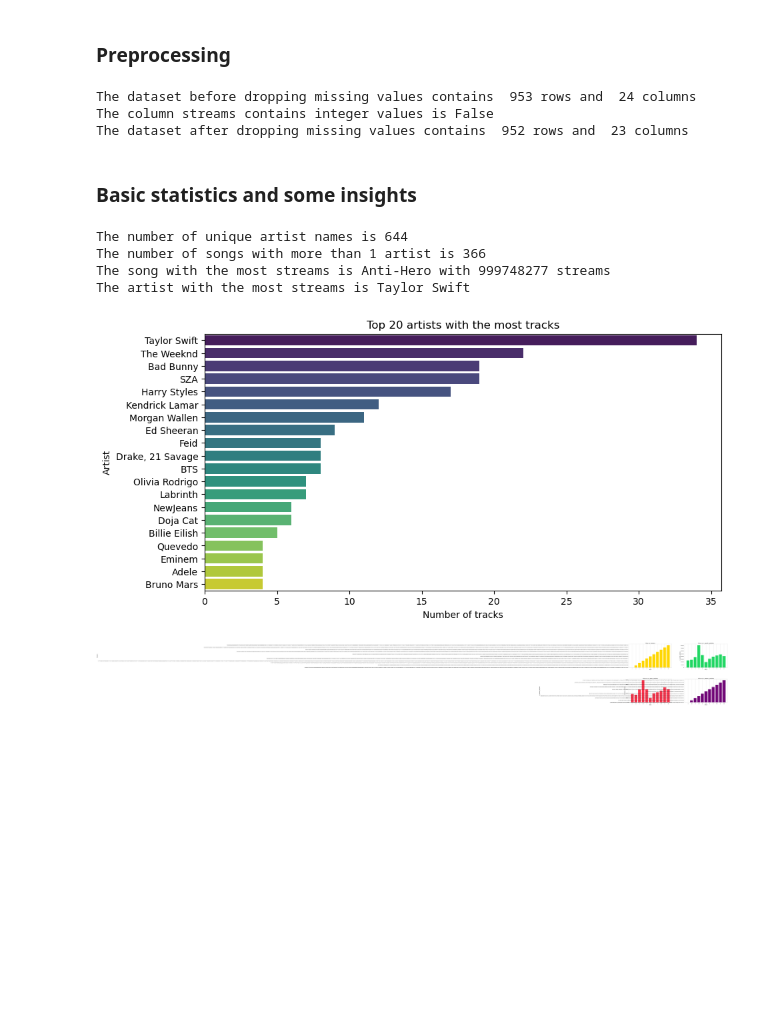
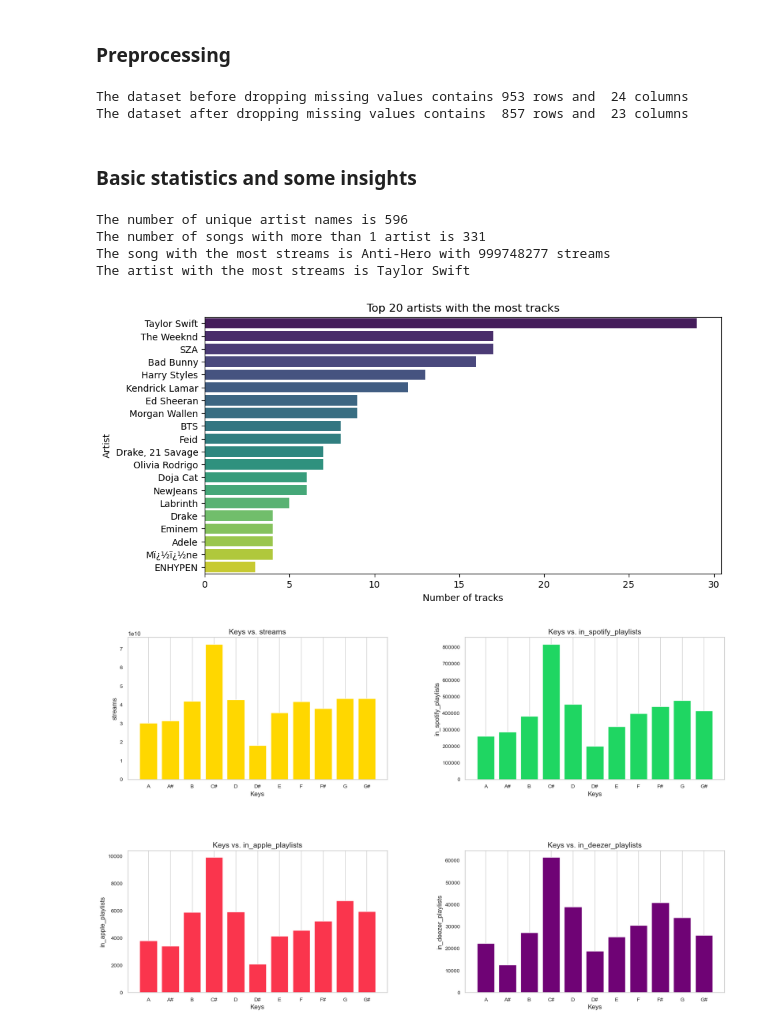
Before and after one commit to com-480-data-visualization/SoundSculptors, a Jupyter notebook: milestone1.ipynb, the cells around one changed output. Cells and saved outputs as stored; diff of their text form; code cells hidden in the pictures; blank space fills up the shorter version.

```diff
--- a/milestone1.ipynb
+++ b/milestone1.ipynb
@@ -20,16 +20,13 @@ dataset.head()
 ### Preprocessing
 # %%
 # Number of rows and columns before removing missing values
-print("The dataset before dropping missing values contains ", dataset.shape[0], "rows and ", dataset.shape[1], "columns")
-
-# Drop missing values
-#dataset = dataset.dropna()
+print("The dataset before dropping missing values contains", dataset.shape[0], "rows and ", dataset.shape[1], "columns")
 
 # Remove in_shazam_charts column
 dataset = dataset.drop(columns=['in_shazam_charts'])
 
-# Check column streams contains integer values
-print("The column streams contains integer values is", dataset['streams'].str.isnumeric().all())
+# Drop missing values
+dataset = dataset.dropna()
 
 # Remove rows with non-integer values in column streams
 dataset = dataset[dataset['streams'].str.isnumeric()]
@@ -37,9 +34,8 @@ dataset = dataset[dataset['streams'].str.isnumeric()]
 # Number of rows and columns after removing missing values
 print("The dataset after dropping missing values contains ", dataset.shape[0], "rows and ", dataset.shape[1], "columns")
 # %% [output]
-The dataset before dropping missing values contains  953 rows and  24 columns
-The column streams contains integer values is False
-The dataset after dropping missing values contains  952 rows and  23 columns
+The dataset before dropping missing values contains 953 rows and  24 columns
+The dataset after dropping missing values contains  857 rows and  23 columns
 # %% [markdown]
 ### Basic statistics and some insights
 # %%
@@ -55,8 +51,8 @@ print("The song with the most streams is", dataset[dataset['streams'] == dataset
 # Artist with the most streams
 print("The artist with the most streams is", dataset[dataset['streams'] == dataset['streams'].max()]['artist(s)_name'].values[0])
 # %% [output]
-The number of unique artist names is 644
-The number of songs with more than 1 artist is 366
+The number of unique artist names is 596
+The number of songs with more than 1 artist is 331
 The song with the most streams is Anti-Hero with 999748277 streams
 The artist with the most streams is Taylor Swift
 # %%
@@ -70,31 +66,35 @@ plt.ylabel('Artist')
 plt.title('Top 20 artists with the most tracks')
 plt.show()
 # %% [output]
-[figure, old version]
+[figure, new version]
 # %%
+# Plot distribution of key column by streams column, in_spotify_playlists columns, in_apple_playlists column and in_deezer_playlists column
+
+# Convert columns to integer
+dataset['in_apple_playlists'] = dataset['in_apple_playlists'].astype(int)
+dataset['in_deezer_playlists'] = dataset['in_deezer_playlists'].str.replace(',', '').astype(int)
+dataset['streams'] = dataset['streams'].astype(int)
+
 sum_columns_to_plot = ['streams', 'in_spotify_playlists', 'in_apple_playlists', 'in_deezer_playlists']
 colors = ["#FFD700", "#1FD662", "#FA354D", "#6F0375"]
 fig, axes = plt.subplots(2, 2, figsize=(20, 12))
 
 axes = axes.flatten()
-
-
 
 for i, column in enumerate(sum_columns_to_plot):
     sum_df = dataset.groupby('key')[column].sum().reset_index()
     plt.sca(axes[i])
     plt.bar(sum_df['key'], sum_df[column], width=0.8, align='center', color = colors[i])
     plt.ylabel(column, fontsize=12)
     plt.xlabel('Keys', fontsize=12)
     plt.title(f'Keys vs. {column}', fontsize=14)
     plt.grid(axis='y')
     plt.xticks(sum_df['key'], fontsize=10)
     plt.yticks(fontsize=10)
 
 
-
 plt.subplots_adjust(hspace=0.5, wspace=0.3)
 plt.show()
 # %% [output]
-[figure, old version]
+[figure, new version]
 # %%
```
Also changed, not shown: parts of 1 cell of this notebook, 2 other files.
